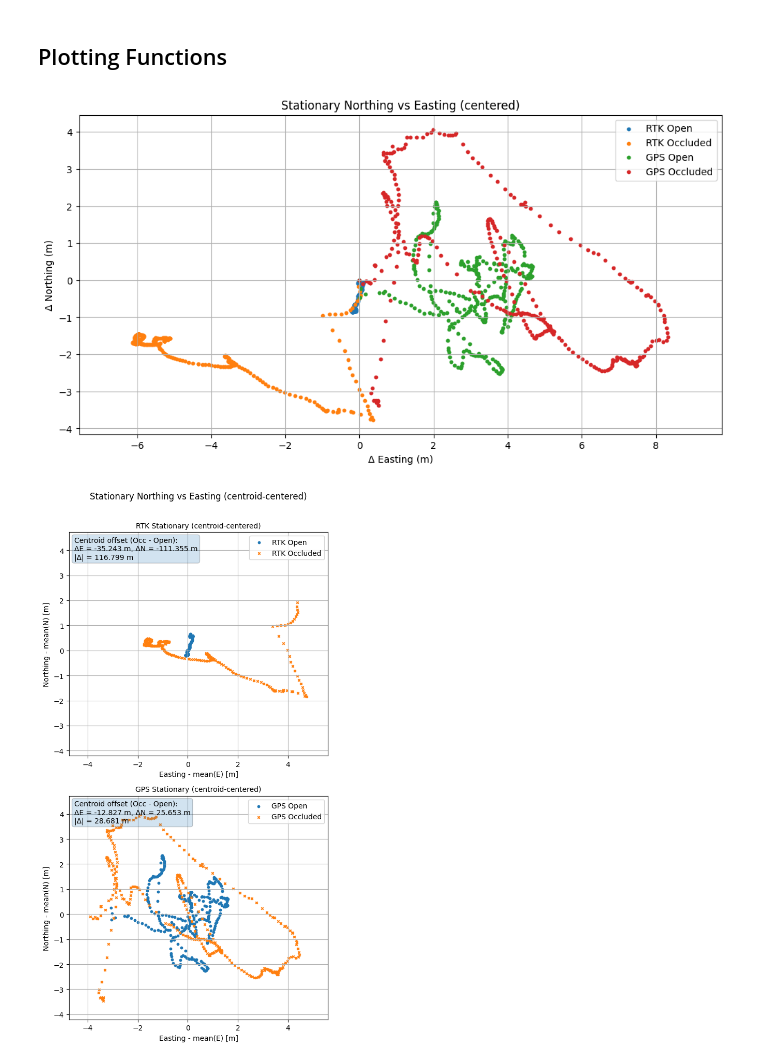
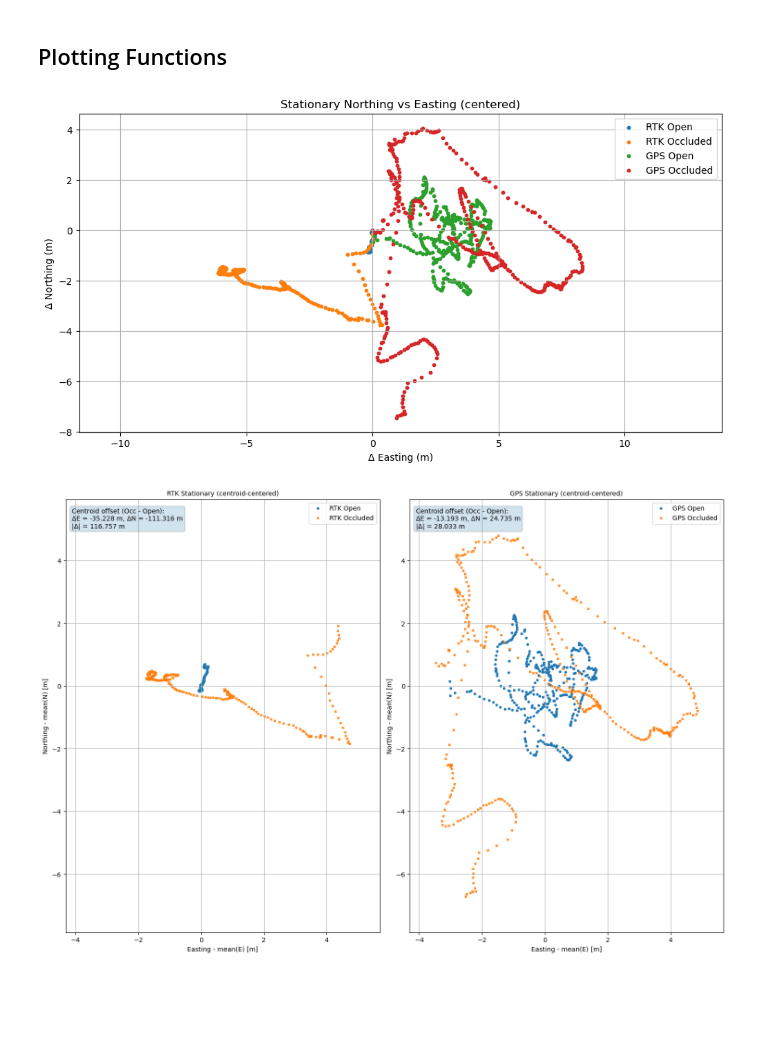
Before and after one commit to ramirez-adr/EECE5554, a Jupyter notebook: gnss/analysis.ipynb, the cells around one changed output. Cells and saved outputs as stored; diff of their text form; code cells hidden in the pictures; blank space fills up the shorter version.

```diff
--- a/gnss/analysis.ipynb
+++ b/gnss/analysis.ipynb
@@ -116,17 +116,17 @@ gps_occluded_df = bag_to_df_gps("data/humble_occluded_run", typestore, topic="/g
 gps_walking_df = bag_to_df_gps("data/humble_straight_line_run", typestore, topic="/gps")
 
 # from lab 1 we know that we have to clip some values in the walking dataset
-gps_walking_df = gps_walking_df.iloc[285:440].copy()
+gps_walking_df = gps_walking_df.iloc[290:430].copy()
 
-T = min(
-    (rtk_open_df["bag_time_ns"].iloc[-1] - rtk_open_df["bag_time_ns"].iloc[0]) * 1e-9,
-    (rtk_occluded_df["bag_time_ns"].iloc[-1] - rtk_occluded_df["bag_time_ns"].iloc[0]) * 1e-9
-)
+# T = min(
+#     (rtk_open_df["bag_time_ns"].iloc[-1] - rtk_open_df["bag_time_ns"].iloc[0]) * 1e-9,
+#     (rtk_occluded_df["bag_time_ns"].iloc[-1] - rtk_occluded_df["bag_time_ns"].iloc[0]) * 1e-9
+# )
 
-rtk_open_df = trim_to_duration(rtk_open_df, T)
-rtk_occluded_df = trim_to_duration(rtk_occluded_df, T)
-gps_open_df = trim_to_duration(gps_open_df, T)
-gps_occluded_df = trim_to_duration(gps_occluded_df, T)
+# rtk_open_df = trim_to_duration(rtk_open_df, T)
+# rtk_occluded_df = trim_to_duration(rtk_occluded_df, T)
+# gps_open_df = trim_to_duration(gps_open_df, T)
+# gps_occluded_df = trim_to_duration(gps_occluded_df, T)
 # %% [markdown]
 # Print Columns for Refrence
 # %%
@@ -181,8 +181,10 @@ def plot_all_stationary_scatter(title="Stationary Northing vs Easting (centered)
 
 plot_all_stationary_scatter()
 # %% [output]
-[figure, old version]
+[figure, new version]
 # %%
+from matplotlib.patches import Circle
+
 def plot_stationary_scatter(title="Stationary Northing vs Easting (centroid-centered)"):
 
     # Copy so originals untouched
@@ -222,12 +224,13 @@ def plot_stationary_scatter(title="Stationary Northing vs Easting (centroid-cent
     x_min, x_max = x_min - pad * xr, x_max + pad * xr
     y_min, y_max = y_min - pad * yr, y_max + pad * yr
 
-    fig, ax = plt.subplots(2, 1, figsize=(15, 11))
-    fig.suptitle(title, fontsize=12)
+    fig, ax = plt.subplots(1, 2, figsize=(15, 11))
 
     # ---- RTK subplot ----
     ax[0].scatter(d1["de"], d1["dn"], s=10, marker="o", label="RTK Open")
     ax[0].scatter(d2["de"], d2["dn"], s=10, marker="x", label="RTK Occluded")
+
+
     ax[0].set_xlabel("Easting - mean(E) [m]")
     ax[0].set_ylabel("Northing - mean(N) [m]")
     ax[0].set_title("RTK Stationary (centroid-centered)", size=10)
@@ -248,34 +251,34 @@ def plot_stationary_scatter(title="Stationary Northing vs Easting (centroid-cent
     )
 
     # ---- GPS subplot ----
     ax[1].scatter(d3["de"], d3["dn"], s=10, marker="o", label="GPS Open")
     ax[1].scatter(d4["de"], d4["dn"], s=10, marker="x", label="GPS Occluded")
     ax[1].set_xlabel("Easting - mean(E) [m]")
     ax[1].set_ylabel("Northing - mean(N) [m]")
     ax[1].set_title("GPS Stationary (centroid-centered)" , size=10)
     ax[1].set_xlim(x_min, x_max)
     ax[1].set_ylim(y_min, y_max)
     ax[1].set_aspect("equal", adjustable="box")
     ax[1].grid(True)
     ax[1].legend()
 
     ax[1].text(
         0.02, 0.98,
         f"Centroid offset (Occ - Open):\n"
         f"ΔE = {gps_off_e:.3f} m, ΔN = {gps_off_n:.3f} m\n"
         f"|Δ| = {gps_off_mag:.3f} m",
         transform=ax[1].transAxes,
         va="top",
         bbox=dict(boxstyle="round", alpha=0.2)
     )
 
     plt.tight_layout(rect=[0, 0, 1, 0.97])
     plt.show()
 
 
 plot_stationary_scatter()
 # %% [output]
-[figure, old version]
+[figure, new version]
 # %%
 import matplotlib.pyplot as plt
 
```
Also changed, not shown: parts of 5 cells of this notebook, 6 other files.
